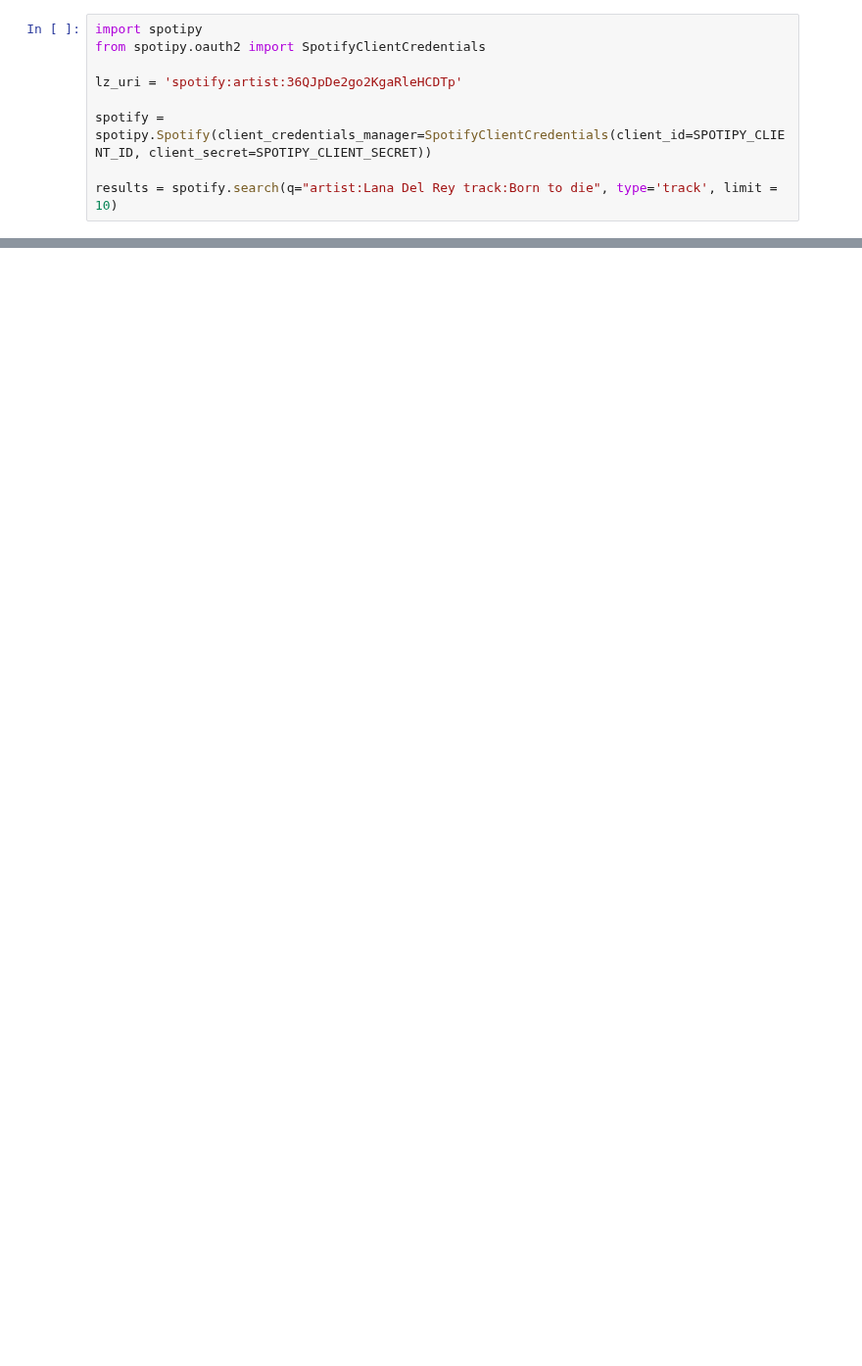
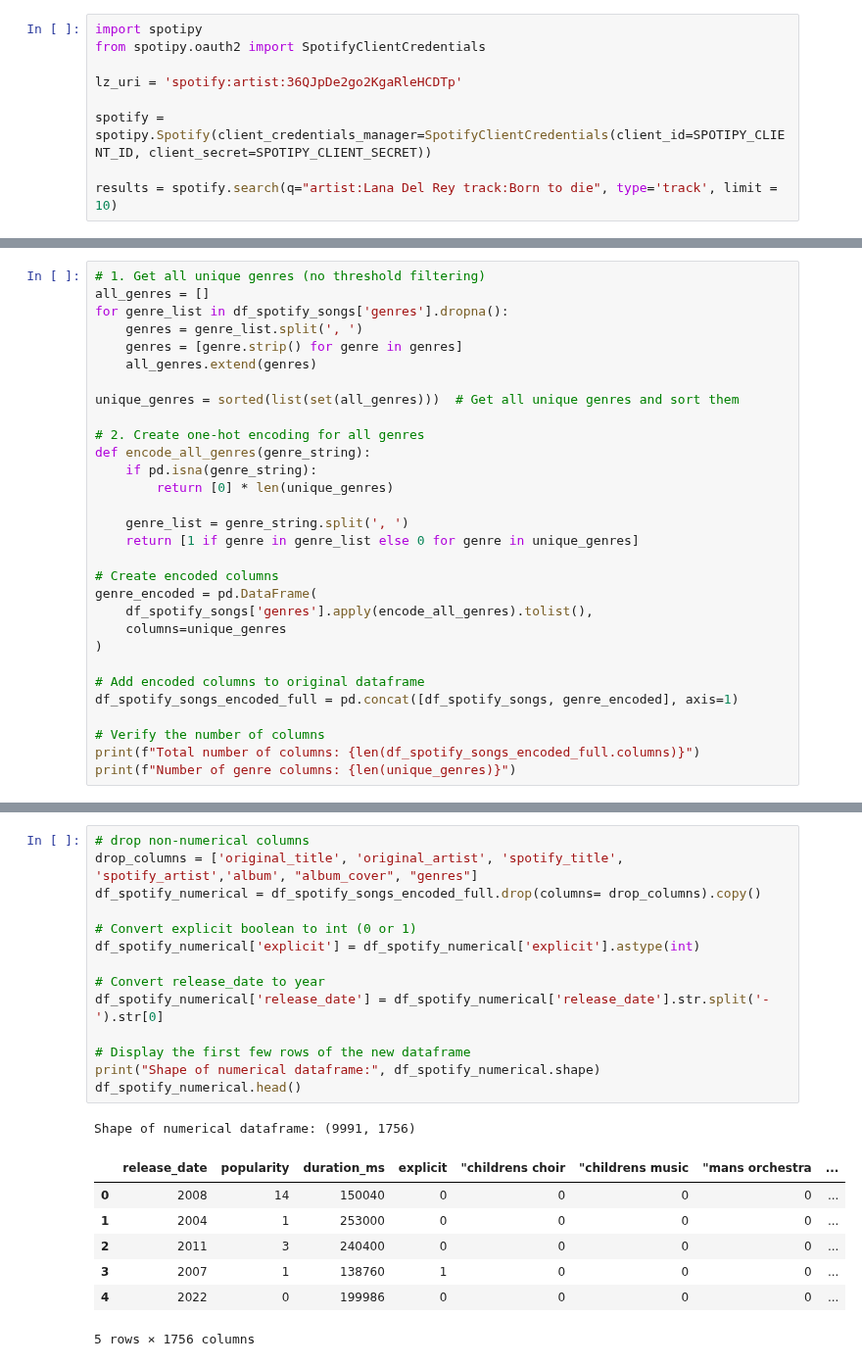
Before and after one commit to howtotrainyourDA/SpotipySongRecommender_practise, a Jupyter notebook: notebooks/3_spotify_api_extension.ipynb, the cells around one changed output, grey strips where cells are left out. Shown at 98% size. Drawn from its saved outputs; the diff is of its cells as text; blank space fills up the shorter version.

```diff
--- a/notebooks/3_spotify_api_extension.ipynb
+++ b/notebooks/3_spotify_api_extension.ipynb
@@ -216,0 +399,30 @@ array(["['chanson', 'french pop', 'french rock', 'nouvelle chanson francaise']",
+# %%
+# 1. Get all unique genres (no threshold filtering)
+all_genres = []
+for genre_list in df_spotify_songs['genres'].dropna():
+    genres = genre_list.split(', ')
+    genres = [genre.strip() for genre in genres]
+    all_genres.extend(genres)
+
+unique_genres = sorted(list(set(all_genres)))  # Get all unique genres and sort them
+
+# 2. Create one-hot encoding for all genres
+def encode_all_genres(genre_string):
+    if pd.isna(genre_string):
+        return [0] * len(unique_genres)
+
+    genre_list = genre_string.split(', ')
+    return [1 if genre in genre_list else 0 for genre in unique_genres]
+
+# Create encoded columns
+genre_encoded = pd.DataFrame(
+    df_spotify_songs['genres'].apply(encode_all_genres).tolist(),
+    columns=unique_genres
+)
+
+# Add encoded columns to original dataframe
+df_spotify_songs_encoded_full = pd.concat([df_spotify_songs, genre_encoded], axis=1)
+
+# Verify the number of columns
+print(f"Total number of columns: {len(df_spotify_songs_encoded_full.columns)}")
+print(f"Number of genre columns: {len(unique_genres)}")
@@ -216,0 +472,23 @@ array(["['chanson', 'french pop', 'french rock', 'nouvelle chanson francaise']",
+# %%
+# drop non-numerical columns
+drop_columns = ['original_title', 'original_artist', 'spotify_title', 'spotify_artist','album', "album_cover", "genres"]
+df_spotify_numerical = df_spotify_songs_encoded_full.drop(columns= drop_columns).copy()
+
+# Convert explicit boolean to int (0 or 1)
+df_spotify_numerical['explicit'] = df_spotify_numerical['explicit'].astype(int)
+
+# Convert release_date to year
+df_spotify_numerical['release_date'] = df_spotify_numerical['release_date'].str.split('-').str[0]
+
+# Display the first few rows of the new dataframe
+print("Shape of numerical dataframe:", df_spotify_numerical.shape)
+df_spotify_numerical.head()
+# %% [output]
+Shape of numerical dataframe: (9991, 1756)
+|  | release_date | popularity | duration_ms | explicit | "childrens choir | "childrens music | "mans orchestra | ... |
+| 0 | 2008 | 14 | 150040 | 0 | 0 | 0 | 0 | ... |
+| 1 | 2004 | 1 | 253000 | 0 | 0 | 0 | 0 | ... |
+| 2 | 2011 | 3 | 240400 | 0 | 0 | 0 | 0 | ... |
+| 3 | 2007 | 1 | 138760 | 1 | 0 | 0 | 0 | ... |
+| 4 | 2022 | 0 | 199986 | 0 | 0 | 0 | 0 | ... |
+5 rows × 1756 columns
```
Also changed, not shown: parts of 26 cells of this notebook, 16 other files.
